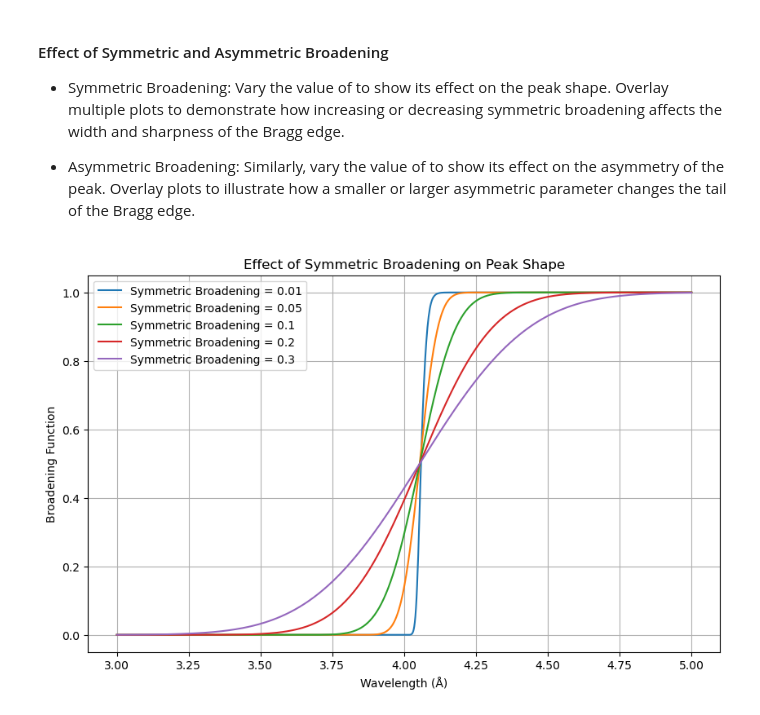
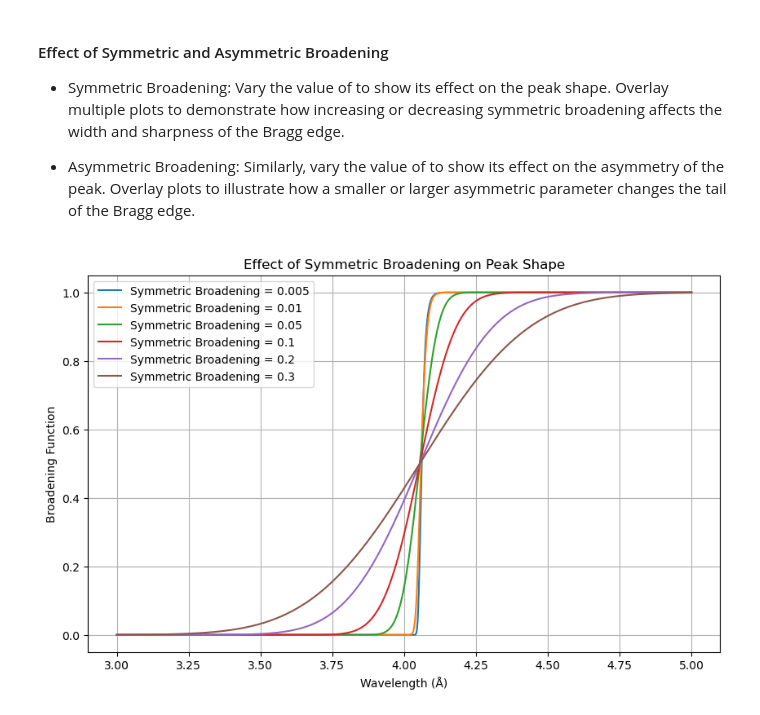
Before and after one commit to ornlneutronimaging/iBeatles, a Jupyter notebook: notebooks/bragg_edge_fitting.ipynb, the cells around one changed output. Drawn from its saved outputs; the diff is of its cells as text; code cells hidden in the pictures.

```diff
--- a/notebooks/bragg_edge_fitting.ipynb
+++ b/notebooks/bragg_edge_fitting.ipynb
@@ -239,18 +265,18 @@ Overlay plots to illustrate how a smaller or larger asymmetric parameter changes
 # %%
 # Demonstrating the effect of symmetric broadening
 plt.figure(figsize=(10, 6))
-for sigma in [0.01, 0.05, 0.1, 0.2, 0.3]:
+for sigma in [5e-3, 0.01, 0.05, 0.1, 0.2, 0.3]:
     peak_broadening = bragg_edge_func(wavelength, bragg_peak_wavelength_fe, sigma, asymmetric_broadening_fe)
     plt.plot(wavelength, peak_broadening, label=f'Symmetric Broadening = {sigma}')
 
 plt.xlabel('Wavelength (Å)')
 plt.ylabel('Broadening Function')
 plt.title('Effect of Symmetric Broadening on Peak Shape')
 plt.legend()
 plt.grid(True)
 plt.show()
 # %% [output]
-[figure, old version]
+[figure, new version]
 # %%
 # Demonstrating the effect of asymmetric broadening
 plt.figure(figsize=(10, 6))
```
Also changed, not shown: parts of 41 cells of this notebook.
